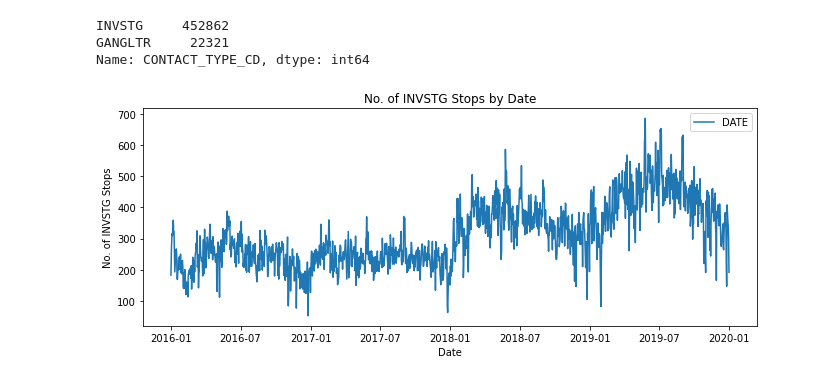
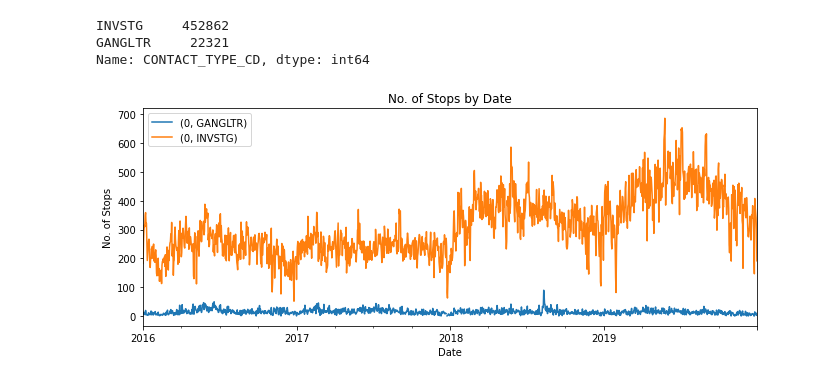
Before and after one commit to colevfrank/254_ML_IL_Crime, a Jupyter notebook: eda/ISR EDA.ipynb, the cells around one changed output. Drawn from its saved outputs; the diff is of its cells as text; code cells hidden in the pictures.

```diff
--- a/eda/ISR EDA.ipynb
+++ b/eda/ISR EDA.ipynb
@@ -12,6 +13,10 @@ def basic_plot(df, x_axis, y_axis, title):
     plt.ylabel(y_axis)
     plt.title(title)
     plt.legend()
+# %%
+def plot_by_date(df, group_col, date_col, x_axis, y_axis, title):
+    new_df = df[[group_col, date_col]].value_counts().reset_index().pivot(columns=group_col, index=date_col)
+    basic_plot(new_df, x_axis, y_axis, title)
 # %%
 # set filepaths (3 files)
 isr_csv1 = '../data/ISR/01-JAN-2016 to 28-FEB-2017 - ISR - JUV Redacted.csv'
@@ -51,6 +56,8 @@ isr_df['DATETIME'].max()
 Timestamp('2019-12-31 23:55:00')
 # %%
 isr_df['DATE'] = isr_df['DATETIME'].dt.date
+# %%
+isr_df['MONTHYEAR'] = isr_df['DATETIME'].dt.to_period('M')
 # %%
 basic_plot(isr_df['DATE'].value_counts(), 'Date', 'No. of Stops', 'No. of Stops by Date')
 # %% [output]
@@ -156,8 +163,6 @@ INVSTG     452862
 GANGLTR     22321
 Name: CONTACT_TYPE_CD, dtype: int64
 # %%
-stop_type = 'INVSTG'
-basic_plot(isr_df[isr_df['CONTACT_TYPE_CD']==stop_type]['DATE'].value_counts(),
-               'Date', f'No. of {stop_type} Stops', f'No. of {stop_type} Stops by Date')
+plot_by_date(isr_df, 'CONTACT_TYPE_CD', 'DATE', 'Date', 'No. of Stops', 'No. of Stops by Date')
 # %% [output]
-[figure, old version]
+[figure, new version]
```
Also changed, not shown: parts of 7 cells of this notebook.
